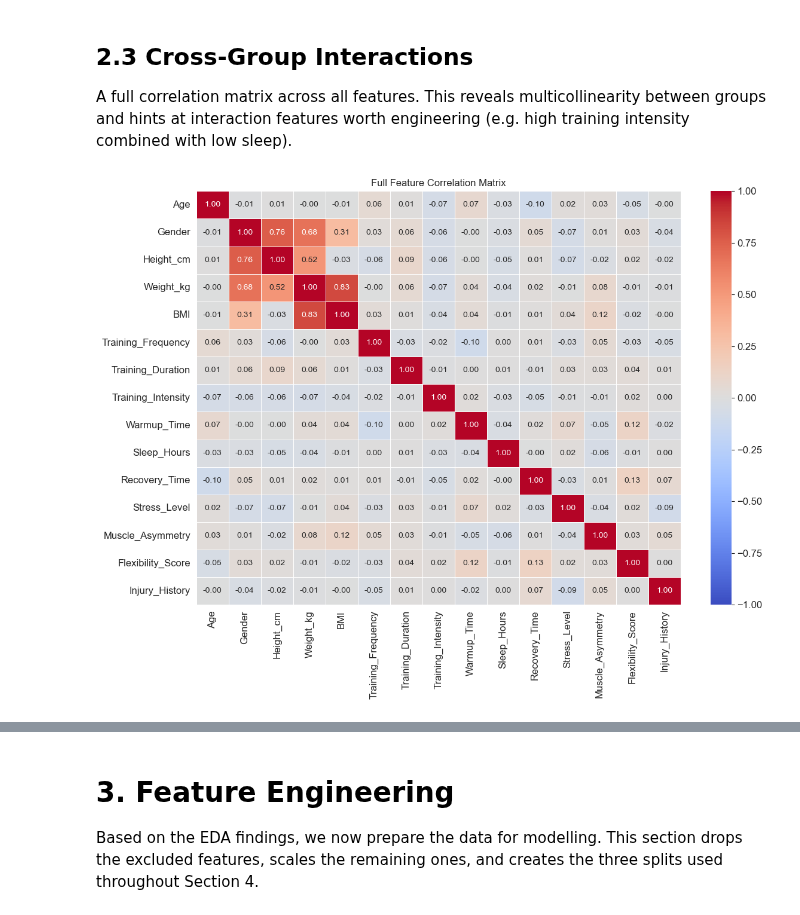
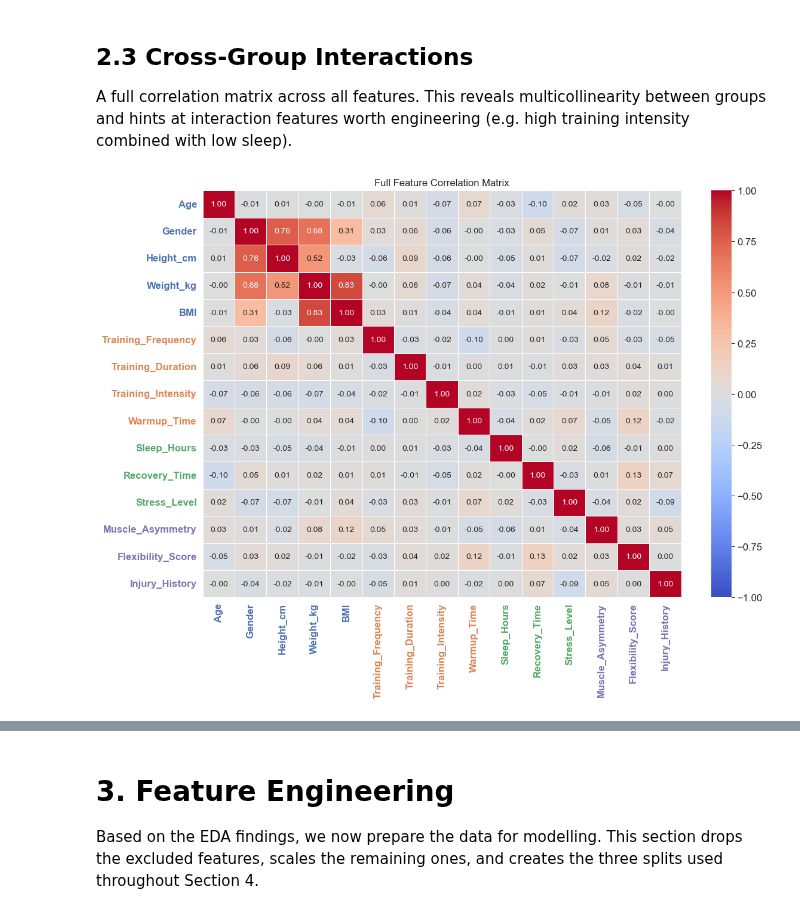
Before and after one commit to letti70033/ML-Athlete-Injury-Risk-Prediction, a Jupyter notebook: notebooks/injury_risk_model.ipynb, the cells around one changed output, grey strips where cells are left out. Drawn from its saved outputs; the diff is of its cells as text; code cells hidden in the pictures.

```diff
--- a/notebooks/injury_risk_model.ipynb
+++ b/notebooks/injury_risk_model.ipynb
@@ -412,15 +412,32 @@ A full correlation matrix across all features. This reveals multicollinearity be
 # %%
 # Full correlation matrix, ordered by feature group for readability
 all_features = bio_features + load_features + recovery_features + condition_features
 corr_full = df[all_features].corr()
 
+# Map each feature to its group color
+feature_colors = (
+    {f: COLOR_BIO       for f in bio_features} |
+    {f: COLOR_LOAD      for f in load_features} |
+    {f: COLOR_RECOVERY  for f in recovery_features} |
+    {f: COLOR_CONDITION for f in condition_features}
+)
+
 fig, ax = plt.subplots(figsize=(12, 9))
 sns.heatmap(corr_full, annot=True, fmt='.2f', cmap='coolwarm',
             linewidths=0.5, ax=ax, vmin=-1, vmax=1)
 ax.set_title('Full Feature Correlation Matrix')
+
+# Color axis labels by feature group
+for tick in ax.get_xticklabels():
+    tick.set_color(feature_colors.get(tick.get_text(), 'black'))
+    tick.set_fontweight('bold')
+for tick in ax.get_yticklabels():
+    tick.set_color(feature_colors.get(tick.get_text(), 'black'))
+    tick.set_fontweight('bold')
+
 plt.tight_layout()
 plt.show()
 # %% [output]
-[figure, old version]
+[figure, new version]
 # %% [markdown]
 **Cross-group observations:**
```
Also changed, not shown: parts of 14 cells of this notebook.
